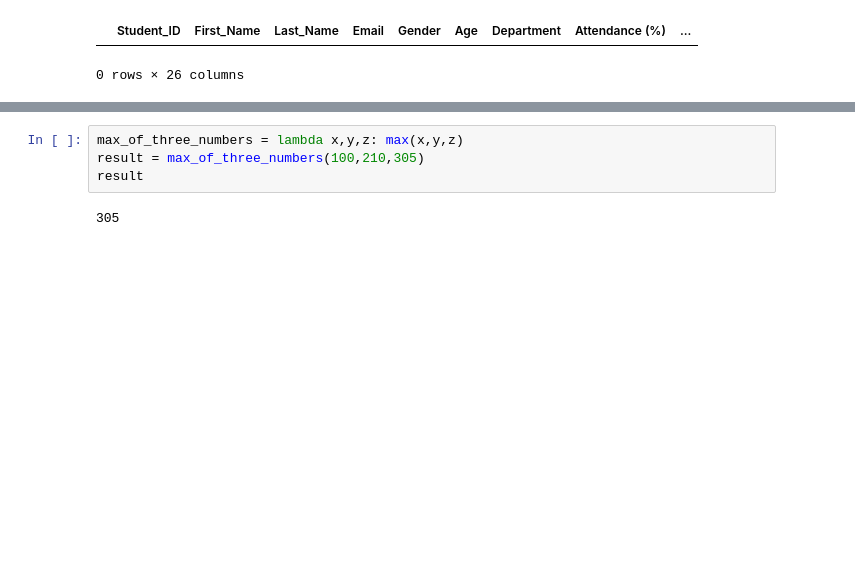
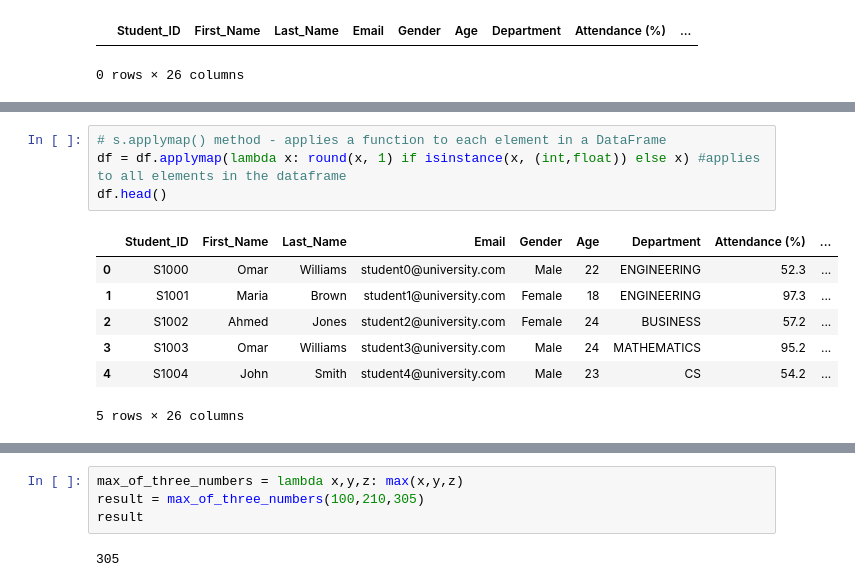
Before and after one commit to Shemnderitu/Pandasbasics, a Jupyter notebook: Pandas2.ipynb, the cells around one changed output, grey strips where cells are left out. Drawn from its saved outputs; the diff is of its cells as text; blank space fills up the shorter version.

```diff
--- a/Pandas2.ipynb
+++ b/Pandas2.ipynb
@@ -302,0 +332,12 @@ above_ninety
+# %%
+# s.applymap() method - applies a function to each element in a DataFrame
+df = df.applymap(lambda x: round(x, 1) if isinstance(x, (int,float)) else x) #applies to all elements in the dataframe
+df.head()
+# %% [output]
+|  | Student_ID | First_Name | Last_Name | Email | Gender | Age | Department | Attendance (%) | ... |
+| 0 | S1000 | Omar | Williams | student0@university.com | Male | 22 | ENGINEERING | 52.3 | ... |
+| 1 | S1001 | Maria | Brown | student1@university.com | Female | 18 | ENGINEERING | 97.3 | ... |
+| 2 | S1002 | Ahmed | Jones | student2@university.com | Female | 24 | BUSINESS | 57.2 | ... |
+| 3 | S1003 | Omar | Williams | student3@university.com | Male | 24 | MATHEMATICS | 95.2 | ... |
+| 4 | S1004 | John | Smith | student4@university.com | Male | 23 | CS | 54.2 | ... |
+5 rows × 26 columns
```
Also changed, not shown: parts of 7 cells of this notebook.
